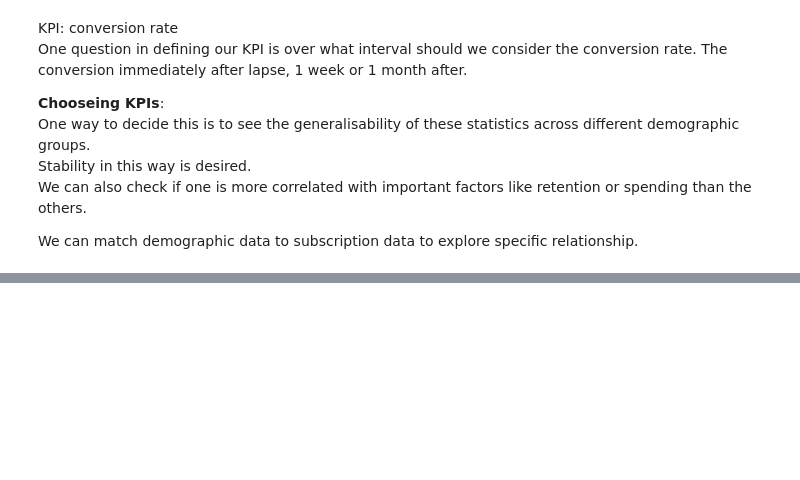
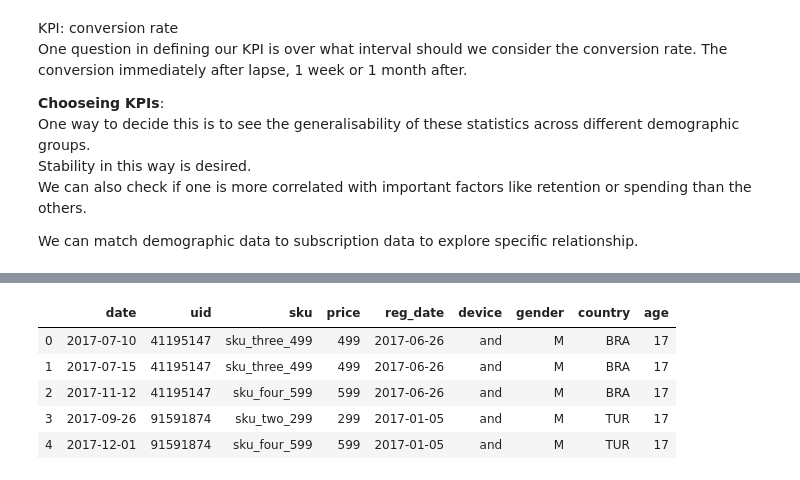
Before and after one commit to etherion-1337/python_basics, a Jupyter notebook: python_AB_test.ipynb, the cells around one changed output, grey strips where cells are left out. Saved outputs shown, nothing was run; the diff lists cells and outputs as text; code cells hidden in the pictures; blank space fills up the shorter version.

```diff
--- a/python_AB_test.ipynb
+++ b/python_AB_test.ipynb
@@ -140,0 +228,9 @@ sub_data_grp.agg({"age":[truncated_mean]})
+# %%
+df_uid_combined_data.head()
+# %% [output]
+|  | date | uid | sku | price | reg_date | device | gender | country | age |
+| 0 | 2017-07-10 | 41195147 | sku_three_499 | 499 | 2017-06-26 | and | M | BRA | 17 |
+| 1 | 2017-07-15 | 41195147 | sku_three_499 | 499 | 2017-06-26 | and | M | BRA | 17 |
+| 2 | 2017-11-12 | 41195147 | sku_four_599 | 599 | 2017-06-26 | and | M | BRA | 17 |
+| 3 | 2017-09-26 | 91591874 | sku_two_299 | 299 | 2017-01-05 | and | M | TUR | 17 |
+| 4 | 2017-12-01 | 91591874 | sku_four_599 | 599 | 2017-01-05 | and | M | TUR | 17 |
```
Also changed, not shown: parts of 33 cells of this notebook.
